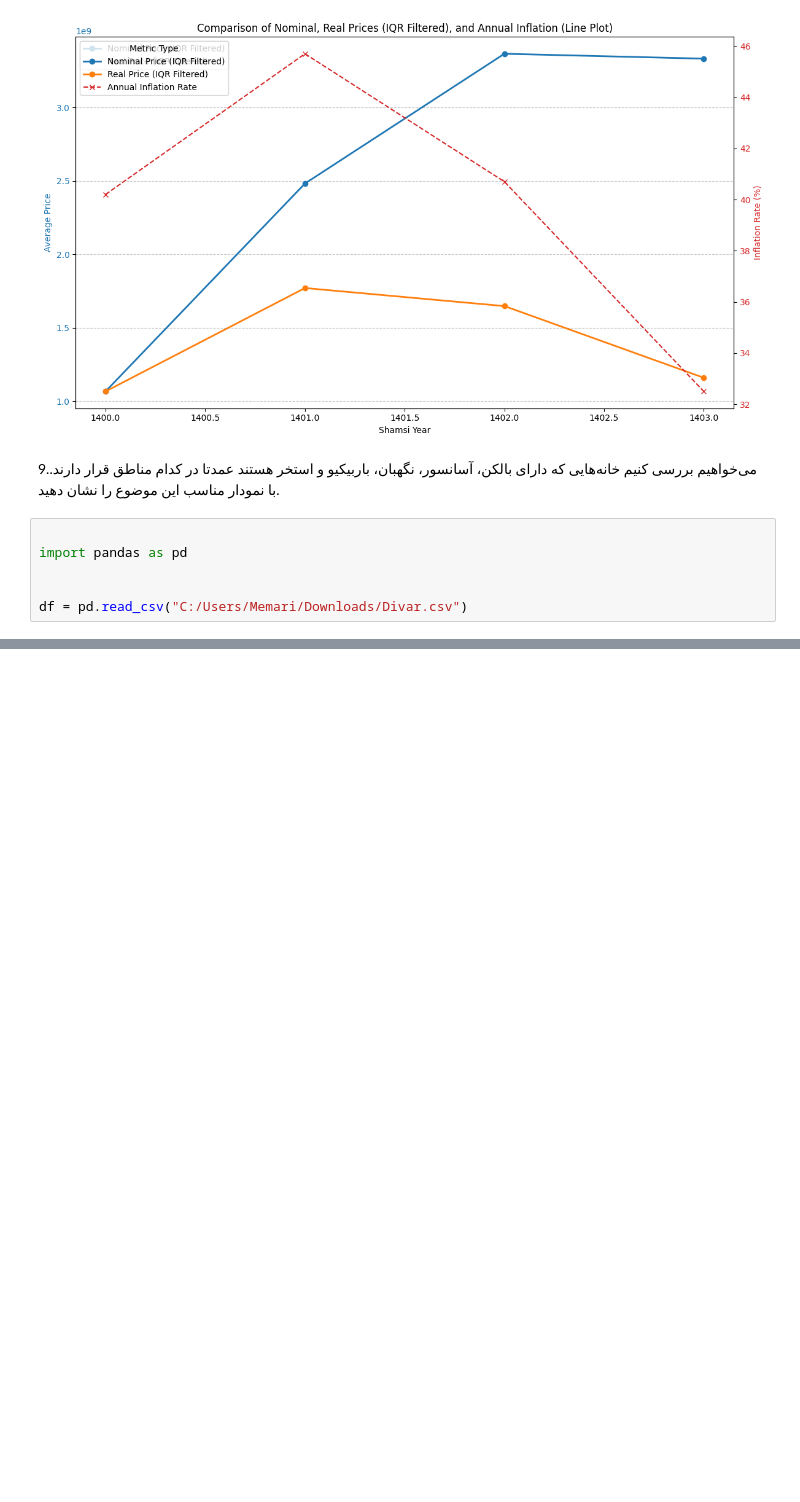
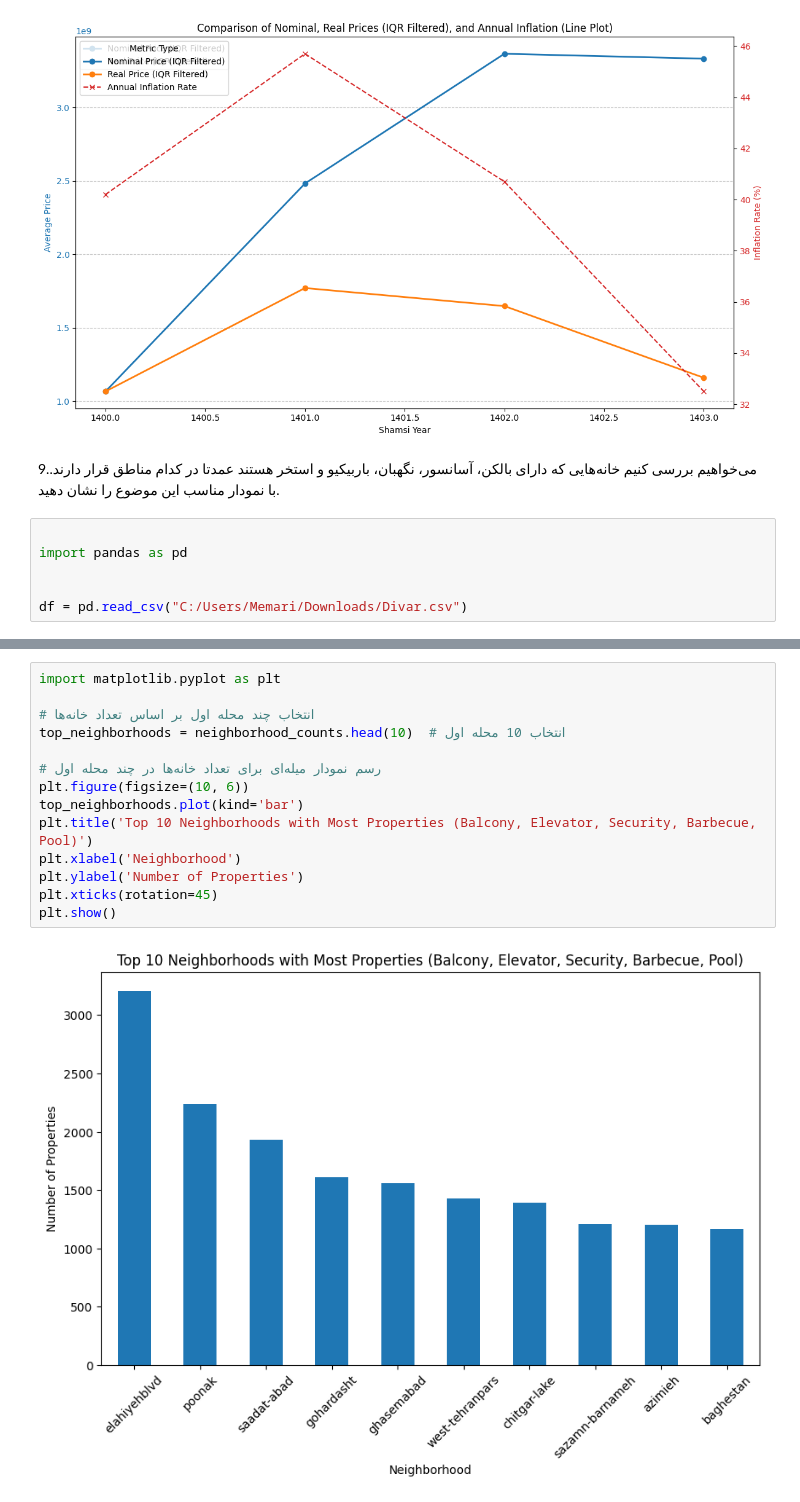
Before and after one commit to Navidbyti/real-estate-ml-project, a Jupyter notebook: 1-Questions/questions-final.ipynb, the cells around one changed output, grey strips where cells are left out. Saved outputs shown, nothing was run; the diff lists cells and outputs as text; blank space fills up the shorter version.

```diff
--- a/1-Questions/questions-final.ipynb
+++ b/1-Questions/questions-final.ipynb
@@ -467,0 +485,16 @@ print(neighborhood_counts.head())
+# %%
+import matplotlib.pyplot as plt
+
+# انتخاب چند محله اول بر اساس تعداد خانه‌ها
+top_neighborhoods = neighborhood_counts.head(10)  # انتخاب 10 محله اول
+
+# رسم نمودار میله‌ای برای تعداد خانه‌ها در چند محله اول
+plt.figure(figsize=(10, 6))
+top_neighborhoods.plot(kind='bar')
+plt.title('Top 10 Neighborhoods with Most Properties (Balcony, Elevator, Security, Barbecue, Pool)')
+plt.xlabel('Neighborhood')
+plt.ylabel('Number of Properties')
+plt.xticks(rotation=45)
+plt.show()
+# %% [output]
+[figure, added]
```
Also changed, not shown: parts of 3 cells of this notebook.
